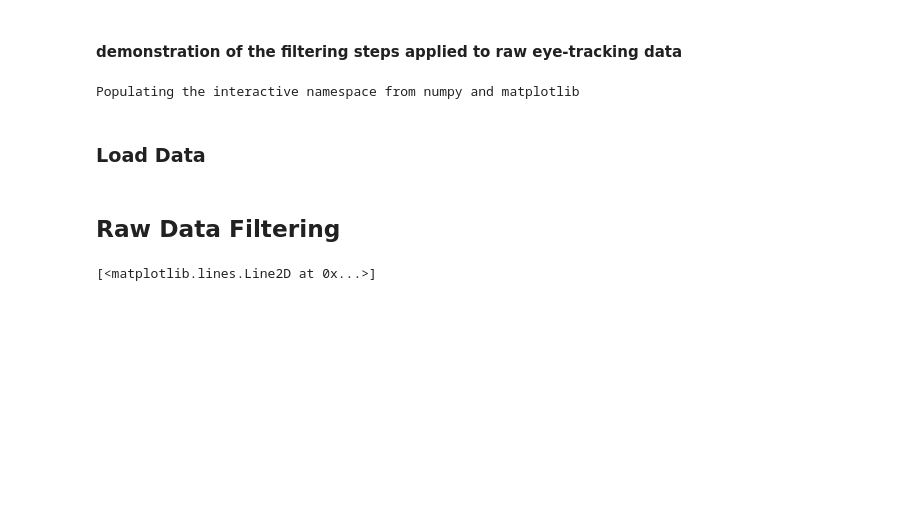
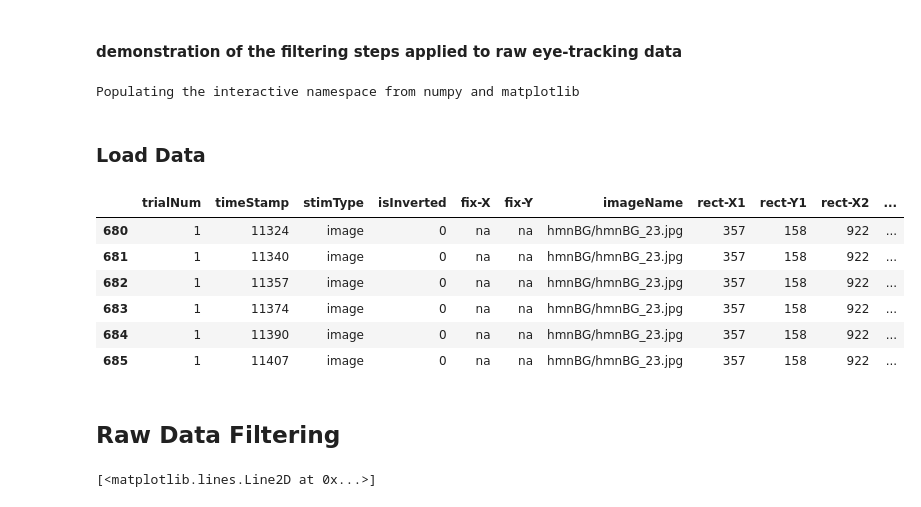
Before and after one commit to jeffmacinnes/AVB_tobii_pipeline, a Jupyter notebook: filteringSteps.ipynb, the cells around one changed output. Cells and saved outputs as stored; diff of their text form; code cells hidden in the pictures; blank space fills up the shorter version.

```diff
--- a/filteringSteps.ipynb
+++ b/filteringSteps.ipynb
@@ -16,6 +16,17 @@ Populating the interactive namespace from numpy and matplotlib
 ### Load Data
 # %%
 raw_df = pd.read_table('../../Results/AVB_0055/AVB_0055_eyeData.txt')
+# %%
+# show glimpse of the data/variables we're working with
+raw_df.iloc[680:686]
+# %% [output]
+|  | trialNum | timeStamp | stimType | isInverted | fix-X | fix-Y | imageName | rect-X1 | rect-Y1 | rect-X2 | ... |
+| 680 | 1 | 11324 | image | 0 | na | na | hmnBG/hmnBG_23.jpg | 357 | 158 | 922 | ... |
+| 681 | 1 | 11340 | image | 0 | na | na | hmnBG/hmnBG_23.jpg | 357 | 158 | 922 | ... |
+| 682 | 1 | 11357 | image | 0 | na | na | hmnBG/hmnBG_23.jpg | 357 | 158 | 922 | ... |
+| 683 | 1 | 11374 | image | 0 | na | na | hmnBG/hmnBG_23.jpg | 357 | 158 | 922 | ... |
+| 684 | 1 | 11390 | image | 0 | na | na | hmnBG/hmnBG_23.jpg | 357 | 158 | 922 | ... |
+| 685 | 1 | 11407 | image | 0 | na | na | hmnBG/hmnBG_23.jpg | 357 | 158 | 922 | ... |
 # %%
 # extract the data from a single trial
 trialNum = 1
```
Also changed, not shown: parts of 6 cells of this notebook.
